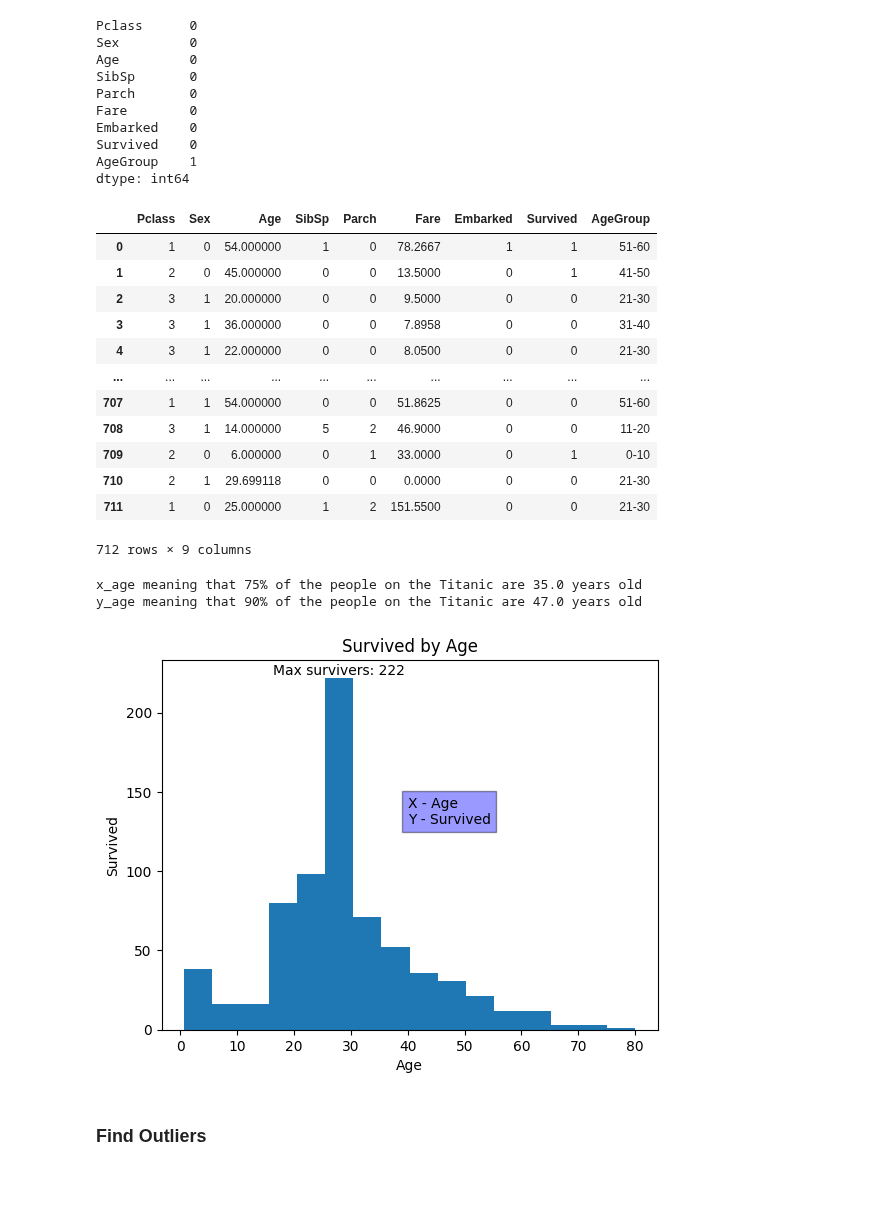
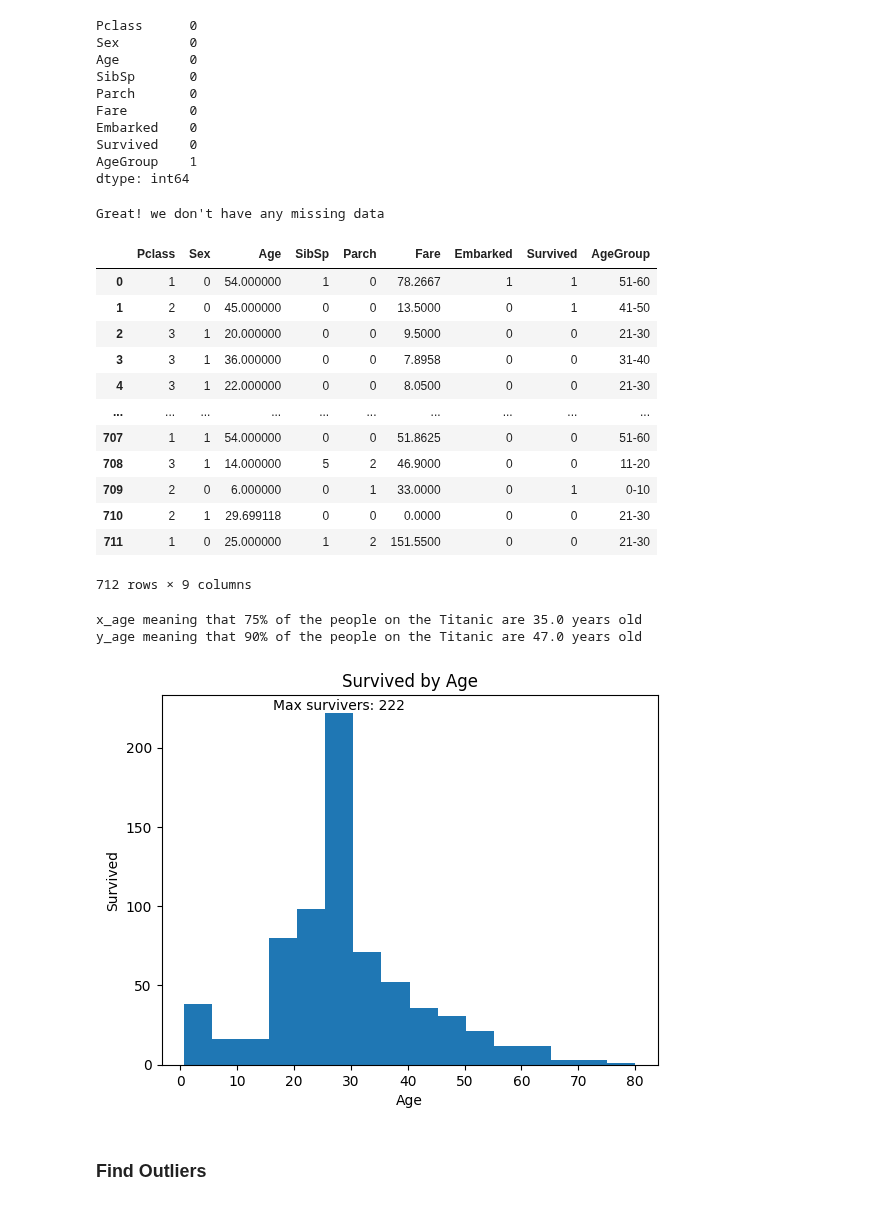
Before and after one commit to eranCat/TitanicML, a Jupyter notebook: Assignment2_supervised_learning_flow.ipynb, the cells around one changed output. Cells and saved outputs as stored; diff of their text form; code cells hidden in the pictures.

```diff
--- a/Assignment2_supervised_learning_flow.ipynb
+++ b/Assignment2_supervised_learning_flow.ipynb
@@ -203,4 +204,12 @@ train_set.describe(include=np.number)
 ### Check for missing Data
 # %%
 # Lets start by finding the missing values
-null_columns = train_set.isnull().any()
+def checkIfDataMissed(dataFrame):
+    null_columns = train_set.isnull().any()
+
+    if null_columns.iloc[0:].all() == False:
+        print("Great! we don't have any missing data")
+        return True
+    else:
+        print("Oops! we have missing data")
+        return False
@@ -230,12 +230,15 @@ AgeGroup    1
 dtype: int64
 # %%
 # Filling all missing values with 0 if there is
+
+isMissed = checkIfDataMissed(train_set)
 
 if isMissed == True:
     train_set = train_set.fillna(method = 'ffill')
 
 train_set
 # %% [output]
+Great! we don't have any missing data
 |  | Pclass | Sex | Age | SibSp | Parch | Fare | Embarked | Survived | AgeGroup |
 | 0 | 1 | 0 | 54.000000 | 1 | 0 | 78.2667 | 1 | 1 | 51-60 |
 | 1 | 2 | 0 | 45.000000 | 0 | 0 | 13.5000 | 0 | 1 | 41-50 |
@@ -248,37 +251,45 @@ train_set
 | 709 | 2 | 0 | 6.000000 | 0 | 1 | 33.0000 | 0 | 1 | 0-10 |
 | 710 | 2 | 1 | 29.699118 | 0 | 0 | 0.0000 | 0 | 0 | 21-30 |
 | 711 | 1 | 0 | 25.000000 | 1 | 2 | 151.5500 | 0 | 0 | 21-30 |
-712 rows × 9 columns
+712 rows × 9 columns
 # %%
 # Use the NumPy percentile() method to find the percentiles
 
-x_age = np.percentile(train_set["Age"], 75)
-y_age = np.percentile(train_set["Age"], 90)
+def agePercentile(dataFrame):
 
-print(f'x_age meaning that 75% of the people on the Titanic are {x_age} years old')
-print(f'y_age meaning that 90% of the people on the Titanic are {y_age} years old')
+    x_age = np.percentile(dataFrame["Age"], 75)
+    y_age = np.percentile(dataFrame["Age"], 90)
+
+    print(f'x_age meaning that 75% of the people on the Titanic are {x_age} years old')
+    print(f'y_age meaning that 90% of the people on the Titanic are {y_age} years old')
-# %% [output]
-x_age meaning that 75% of the people on the Titanic are 35.0 years old
-y_age meaning that 90% of the people on the Titanic are 47.0 years old
+# %%
+agePercentile(train_set)
+# %% [output]
+x_age meaning that 75% of the people on the Titanic are 35.0 years old
+y_age meaning that 90% of the people on the Titanic are 47.0 years old
 # %%
-counts, bins = np.histogram(train_set.Age, bins=16)
-max_bin = np.argmax(counts)
 
-max_bin_midpoint = (bins[max_bin] + bins[max_bin + 1]) / 2
+
+def SurvivedbyAge():
+    counts, bins = np.histogram(train_set.Age, bins=16)
+    max_bin = np.argmax(counts)
+
+    max_bin_midpoint = (bins[max_bin] + bins[max_bin + 1]) / 2
 
 # Plot histogram
-plt.hist(train_set.Age, bins=16)
-plt.title("Survived by Age")
-plt.xlabel("Age")
-plt.ylabel("Survived")
-plt.text(40,  130, "X - Age\nY - Survived", bbox=dict(facecolor='blue', alpha=0.4))
+    plt.hist(train_set.Age, bins=16)
+    plt.title("Survived by Age")
+    plt.xlabel("Age")
+    plt.ylabel("Survived")
 
 # Add text annotation at the maximum point
-plt.text(max_bin_midpoint, counts[max_bin], f"Max survivers: {counts[max_bin]}", ha='center', va='bottom', bbox=dict(facecolor='blue', alpha=0))
+    plt.text(max_bin_midpoint, counts[max_bin], f"Max survivers: {counts[max_bin]}", ha='center', va='bottom', bbox=dict(facecolor='blue', alpha=0))
 
-plt.show()
+    plt.show()
-# %% [output]
-[figure, removed]
+# %%
+SurvivedbyAge()
+# %% [output]
+[figure, added]
 # %% [markdown]
 ### Find Outliers
 # %% [markdown]
```
Also changed, not shown: parts of 5 cells of this notebook.
